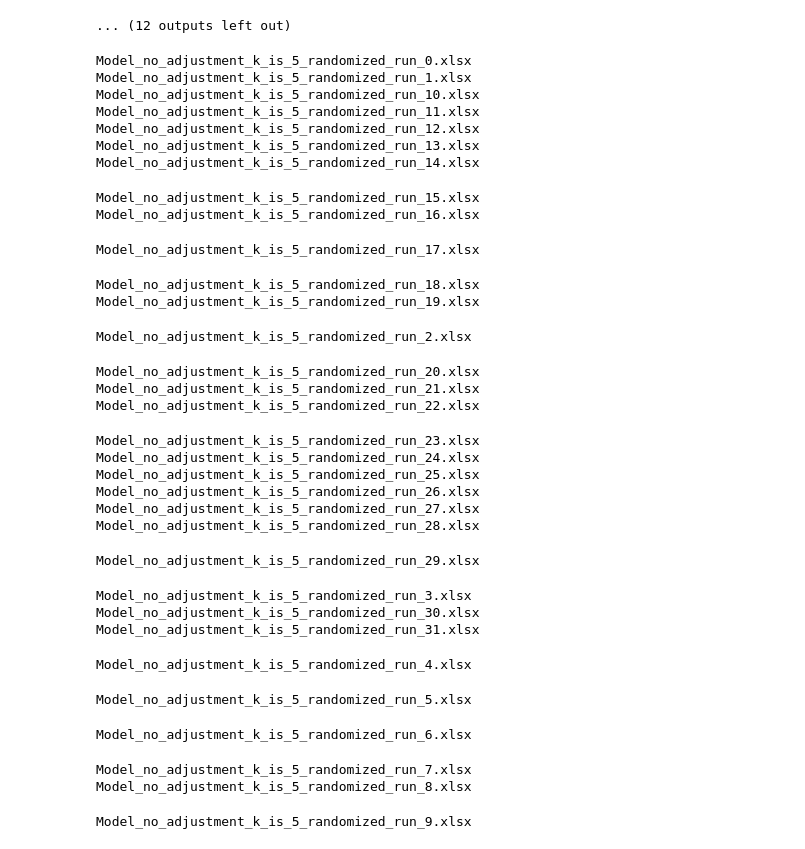
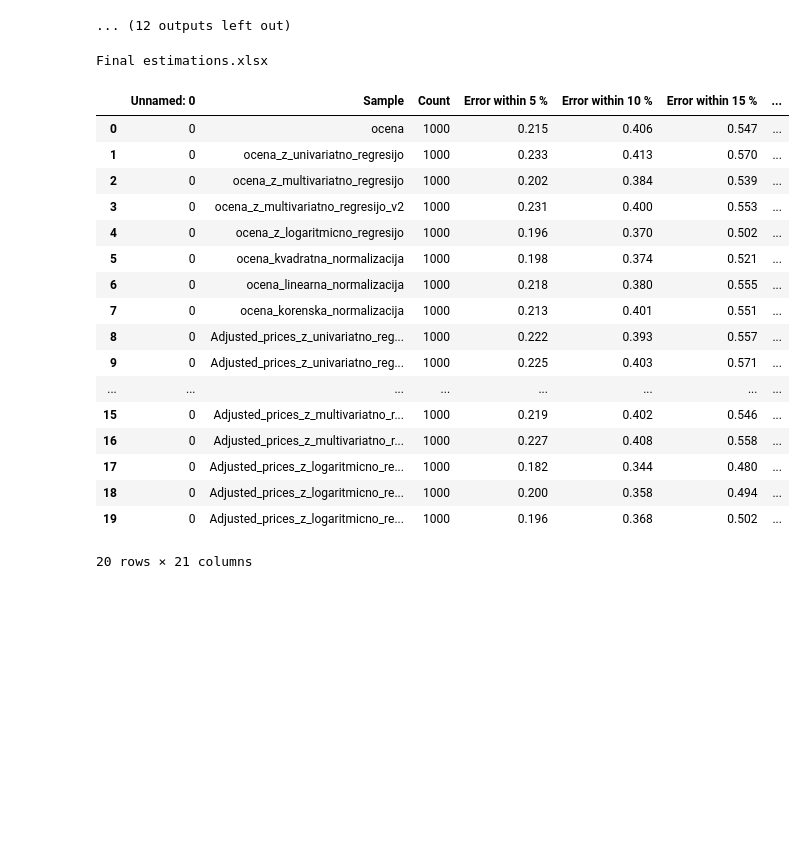
Before and after one commit to StanicR17/matematika-z-racunalnikom, a Jupyter notebook: Scripts/Adjustments.ipynb, the cells around one changed output. Saved outputs shown, nothing was run; the diff lists cells and outputs as text; code cells hidden in the pictures; blank space fills up the shorter version.

```diff
--- a/Scripts/Adjustments.ipynb
+++ b/Scripts/Adjustments.ipynb
@@ -800,6 +800,7 @@ for i in onlyfiles:
     file_name = mypath + i
     print(i)
     modeling_results = pd.read_excel(file_name)
+    modeling_results = modeling_results[modeling_results["cena"] <= 5000]
     if k == 1:
         Model_results_with_adj = add_adjustments(modeling_results)
         df_out = pd.DataFrame(get_weights_results(Model_results_with_adj))
@@ -807,37 +808,27 @@ for i in onlyfiles:
         Model_results_with_adj = add_adjustments(modeling_results)
         df_out = df_out.append(get_weights_results(Model_results_with_adj))
     k = 2
-df_out.to_excel("C:\\Users\\1roks\\Documents\\FMF\Matematika z računalnikom\\Project\\Data\\Modeling results\\Results_v5.xlsx")
+df_out.to_excel("C:\\Users\\1roks\\Documents\\FMF\Matematika z računalnikom\\Project\\Data\\Modeling results\\Final metrics cena pod 5000.xlsx")
 # %% [output]
-Model_no_adjustment_k_is_5_randomized_run_0.xlsx
-Model_no_adjustment_k_is_5_randomized_run_1.xlsx
-Model_no_adjustment_k_is_5_randomized_run_10.xlsx
-Model_no_adjustment_k_is_5_randomized_run_11.xlsx
-Model_no_adjustment_k_is_5_randomized_run_12.xlsx
-Model_no_adjustment_k_is_5_randomized_run_13.xlsx
-Model_no_adjustment_k_is_5_randomized_run_14.xlsx
+Final estimations.xlsx
-Model_no_adjustment_k_is_5_randomized_run_15.xlsx
-Model_no_adjustment_k_is_5_randomized_run_16.xlsx
-Model_no_adjustment_k_is_5_randomized_run_17.xlsx
-Model_no_adjustment_k_is_5_randomized_run_18.xlsx
-Model_no_adjustment_k_is_5_randomized_run_19.xlsx
-Model_no_adjustment_k_is_5_randomized_run_2.xlsx
-Model_no_adjustment_k_is_5_randomized_run_20.xlsx
-Model_no_adjustment_k_is_5_randomized_run_21.xlsx
-Model_no_adjustment_k_is_5_randomized_run_22.xlsx
-Model_no_adjustment_k_is_5_randomized_run_23.xlsx
-Model_no_adjustment_k_is_5_randomized_run_24.xlsx
-Model_no_adjustment_k_is_5_randomized_run_25.xlsx
-Model_no_adjustment_k_is_5_randomized_run_26.xlsx
-Model_no_adjustment_k_is_5_randomized_run_27.xlsx
-Model_no_adjustment_k_is_5_randomized_run_28.xlsx
-Model_no_adjustment_k_is_5_randomized_run_29.xlsx
-Model_no_adjustment_k_is_5_randomized_run_3.xlsx
-Model_no_adjustment_k_is_5_randomized_run_30.xlsx
-Model_no_adjustment_k_is_5_randomized_run_31.xlsx
-Model_no_adjustment_k_is_5_randomized_run_4.xlsx
-Model_no_adjustment_k_is_5_randomized_run_5.xlsx
-Model_no_adjustment_k_is_5_randomized_run_6.xlsx
-Model_no_adjustment_k_is_5_randomized_run_7.xlsx
-Model_no_adjustment_k_is_5_randomized_run_8.xlsx
-Model_no_adjustment_k_is_5_randomized_run_9.xlsx
+# %%
+modeling_results
+# %% [output]
+|  | Unnamed: 0 | Sample | Count | Error within 5 % | Error within 10 % | Error within 15 % | ... |
+| 0 | 0 | ocena | 1000 | 0.215 | 0.406 | 0.547 | ... |
+| 1 | 0 | ocena_z_univariatno_regresijo | 1000 | 0.233 | 0.413 | 0.570 | ... |
+| 2 | 0 | ocena_z_multivariatno_regresijo | 1000 | 0.202 | 0.384 | 0.539 | ... |
+| 3 | 0 | ocena_z_multivariatno_regresijo_v2 | 1000 | 0.231 | 0.400 | 0.553 | ... |
+| 4 | 0 | ocena_z_logaritmicno_regresijo | 1000 | 0.196 | 0.370 | 0.502 | ... |
+| 5 | 0 | ocena_kvadratna_normalizacija | 1000 | 0.198 | 0.374 | 0.521 | ... |
+| 6 | 0 | ocena_linearna_normalizacija | 1000 | 0.218 | 0.380 | 0.555 | ... |
+| 7 | 0 | ocena_korenska_normalizacija | 1000 | 0.213 | 0.401 | 0.551 | ... |
+| 8 | 0 | Adjusted_prices_z_univariatno_reg... | 1000 | 0.222 | 0.393 | 0.557 | ... |
+| 9 | 0 | Adjusted_prices_z_univariatno_reg... | 1000 | 0.225 | 0.403 | 0.571 | ... |
+| ... | ... | ... | ... | ... | ... | ... | ... |
+| 15 | 0 | Adjusted_prices_z_multivariatno_r... | 1000 | 0.219 | 0.402 | 0.546 | ... |
+| 16 | 0 | Adjusted_prices_z_multivariatno_r... | 1000 | 0.227 | 0.408 | 0.558 | ... |
+| 17 | 0 | Adjusted_prices_z_logaritmicno_re... | 1000 | 0.182 | 0.344 | 0.480 | ... |
+| 18 | 0 | Adjusted_prices_z_logaritmicno_re... | 1000 | 0.200 | 0.358 | 0.494 | ... |
+| 19 | 0 | Adjusted_prices_z_logaritmicno_re... | 1000 | 0.196 | 0.368 | 0.502 | ... |
+20 rows × 21 columns
```
Also changed, not shown: 22 other files.
